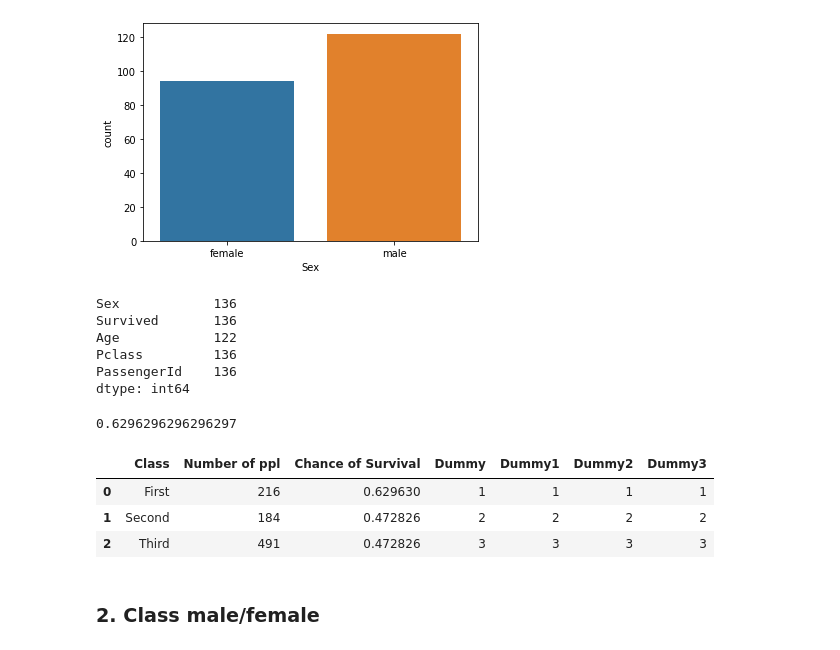
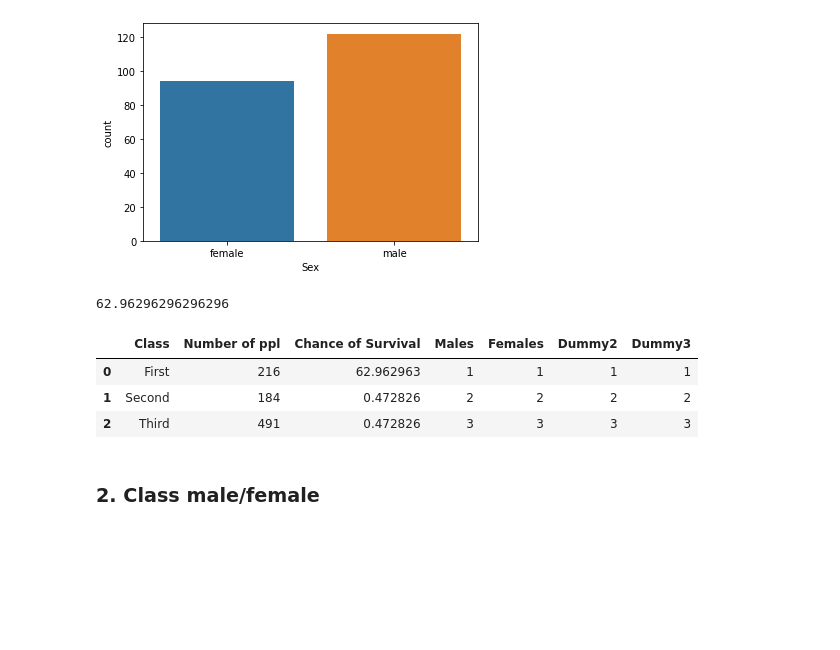
Before and after one commit to Blitzbert/Titanic, a Jupyter notebook: Survival Chance.ipynb, the cells around one changed output. Saved outputs shown, nothing was run; the diff lists cells and outputs as text; code cells hidden in the pictures; blank space fills up the shorter version.

```diff
--- a/Survival Chance.ipynb
+++ b/Survival Chance.ipynb
@@ -270,12 +305,3 @@ ay = sns.countplot(x="Sex", data=table_first_class)
 [figure]
 # %%
 table_srvvd_first_class = table_first_class[table_first_class["Survived"] == 1]
-# %%
-table_srvvd_first_class.count()
-# %% [output]
-Sex            136
-Survived       136
-Age            122
-Pclass         136
-PassengerId    136
-dtype: int64
@@ -284,20 +308,21 @@ mean_srvvd_first_class = 136/216
-# %%
-mean_srvvd_first_class
-# %% [output]
-0.6296296296296297
+# %%
+mean_srvvd_first_class = table_first_class["Survived"].mean()*100
+mean_srvvd_first_class
+# %% [output]
+62.96296296296296
 # %%
-df = pd.DataFrame({'Class': ['First', 'Second','Third'],
+table_overview = pd.DataFrame({'Class': ['First', 'Second','Third'],
                    'Number of ppl': [216, 184, 491],
                    'Chance of Survival': [mean_srvvd_first_class, mean_srvvd_second_class, mean_srvvd_second_class] ,
                     'Males':[1,2,3],
                    'Females':[1,2,3] ,
                    'Dummy2':[1,2,3] ,
                    'Dummy3':[1,2,3]
                   })
-df
+table_overview
 # %% [output]
-|  | Class | Number of ppl | Chance of Survival | Dummy | Dummy1 | Dummy2 | Dummy3 |
-| 0 | First | 216 | 0.629630 | 1 | 1 | 1 | 1 |
+|  | Class | Number of ppl | Chance of Survival | Males | Females | Dummy2 | Dummy3 |
+| 0 | First | 216 | 62.962963 | 1 | 1 | 1 | 1 |
 | 1 | Second | 184 | 0.472826 | 2 | 2 | 2 | 2 |
 | 2 | Third | 491 | 0.472826 | 3 | 3 | 3 | 3 |
 # %% [markdown]
```
Also changed, not shown: parts of 88 cells of this notebook.
